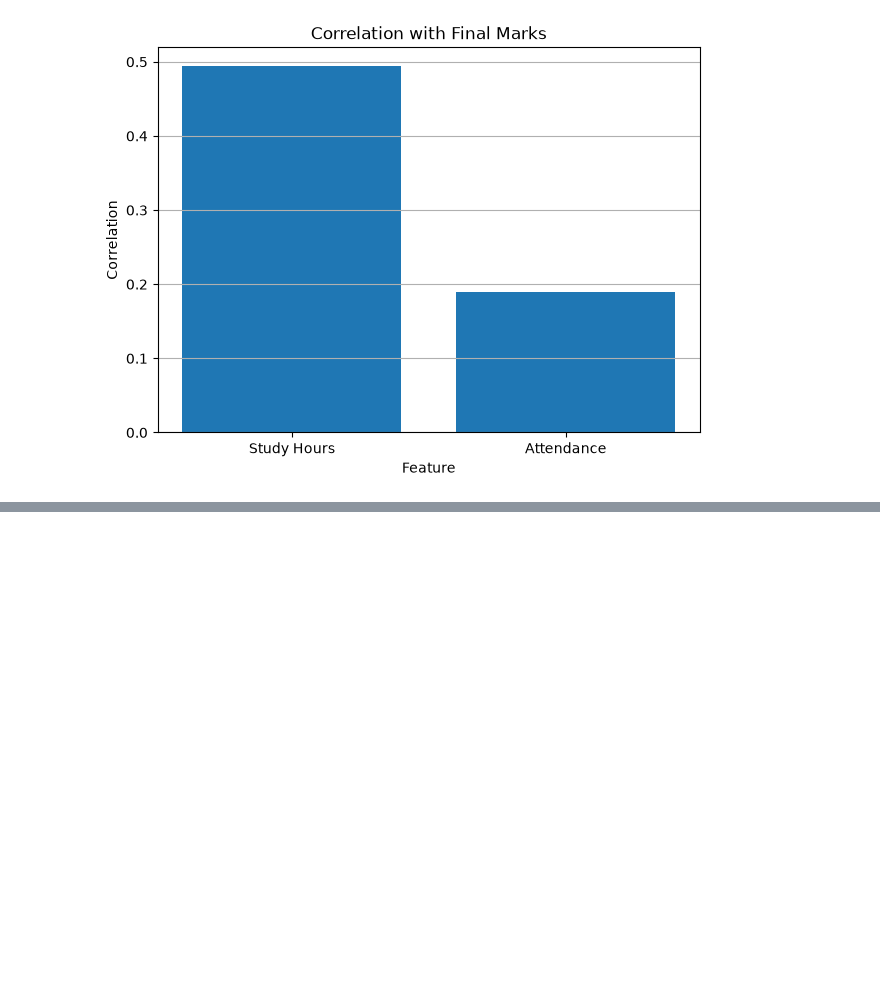
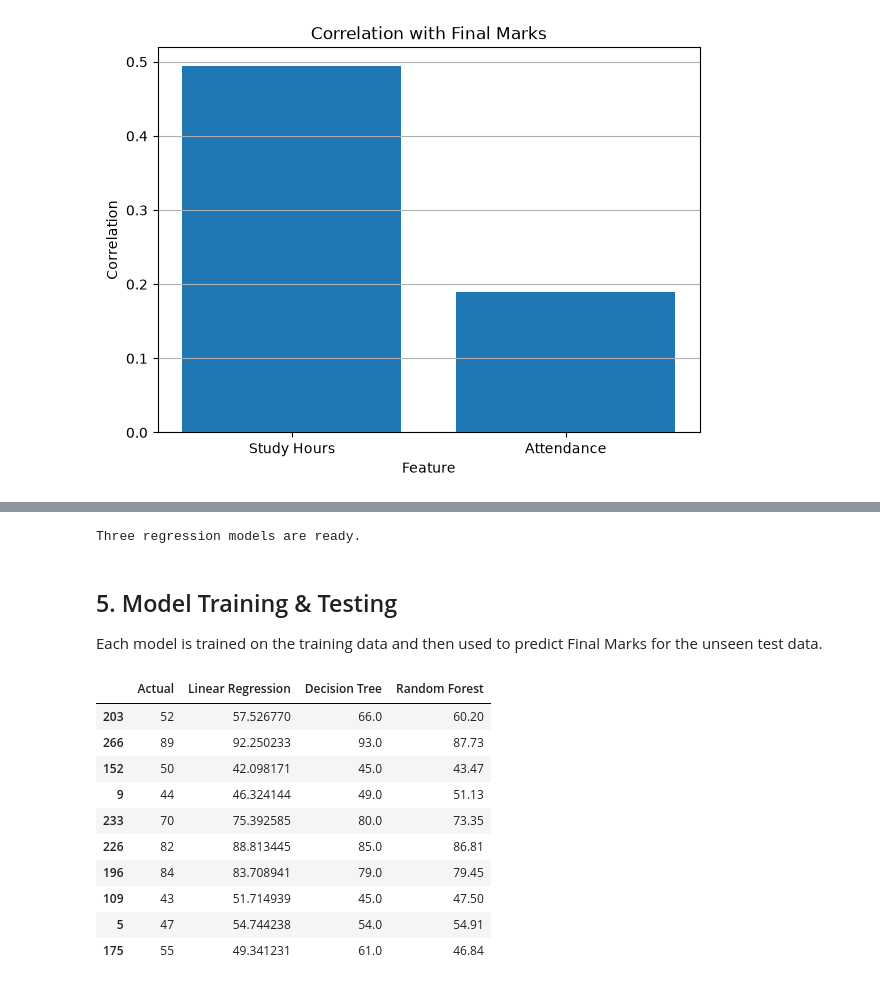
Before and after one commit to Ardatatl33/sqrock_task2, a Jupyter notebook: student_performance_predictor.ipynb, the cells around one changed output, grey strips where cells are left out. Cells and saved outputs as stored; diff of their text form; code cells hidden in the pictures; blank space fills up the shorter version.

Commit message:
Add model training and evaluation results

```diff
--- a/student_performance_predictor.ipynb
+++ b/student_performance_predictor.ipynb
@@ -184,0 +189,48 @@ Name: Final Marks, dtype: float64
+# %%
+from sklearn.linear_model import LinearRegression
+from sklearn.tree import DecisionTreeRegressor
+from sklearn.ensemble import RandomForestRegressor
+
+linear_model = LinearRegression()
+tree_model = DecisionTreeRegressor(random_state=42)
+forest_model = RandomForestRegressor(
+    n_estimators=100,
+    random_state=42
+)
+
+print("Three regression models are ready.")
+# %% [output]
+Three regression models are ready.
+# %% [markdown]
+## 5. Model Training & Testing
+
+Each model is trained on the training data and then used to predict Final Marks for the unseen test data.
+# %%
+linear_model.fit(X_train, y_train)
+tree_model.fit(X_train, y_train)
+forest_model.fit(X_train, y_train)
+
+linear_predictions = linear_model.predict(X_test)
+tree_predictions = tree_model.predict(X_test)
+forest_predictions = forest_model.predict(X_test)
+
+comparison = pd.DataFrame({
+    "Actual": y_test,
+    "Linear Regression": linear_predictions,
+    "Decision Tree": tree_predictions,
+    "Random Forest": forest_predictions
+})
+
+comparison.head(10)
+# %% [output]
+|  | Actual | Linear Regression | Decision Tree | Random Forest |
+| 203 | 52 | 57.526770 | 66.0 | 60.20 |
+| 266 | 89 | 92.250233 | 93.0 | 87.73 |
+| 152 | 50 | 42.098171 | 45.0 | 43.47 |
+| 9 | 44 | 46.324144 | 49.0 | 51.13 |
+| 233 | 70 | 75.392585 | 80.0 | 73.35 |
+| 226 | 82 | 88.813445 | 85.0 | 86.81 |
+| 196 | 84 | 83.708941 | 79.0 | 79.45 |
+| 109 | 43 | 51.714939 | 45.0 | 47.50 |
+| 5 | 47 | 54.744238 | 54.0 | 54.91 |
+| 175 | 55 | 49.341231 | 61.0 | 46.84 |
```
Also changed, not shown: parts of 3 cells of this notebook.
